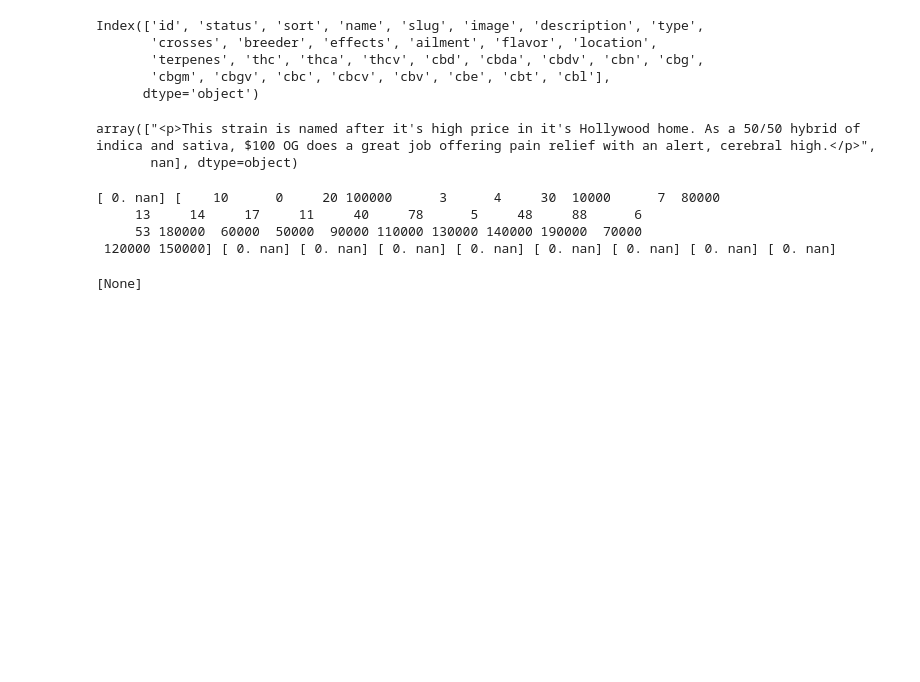
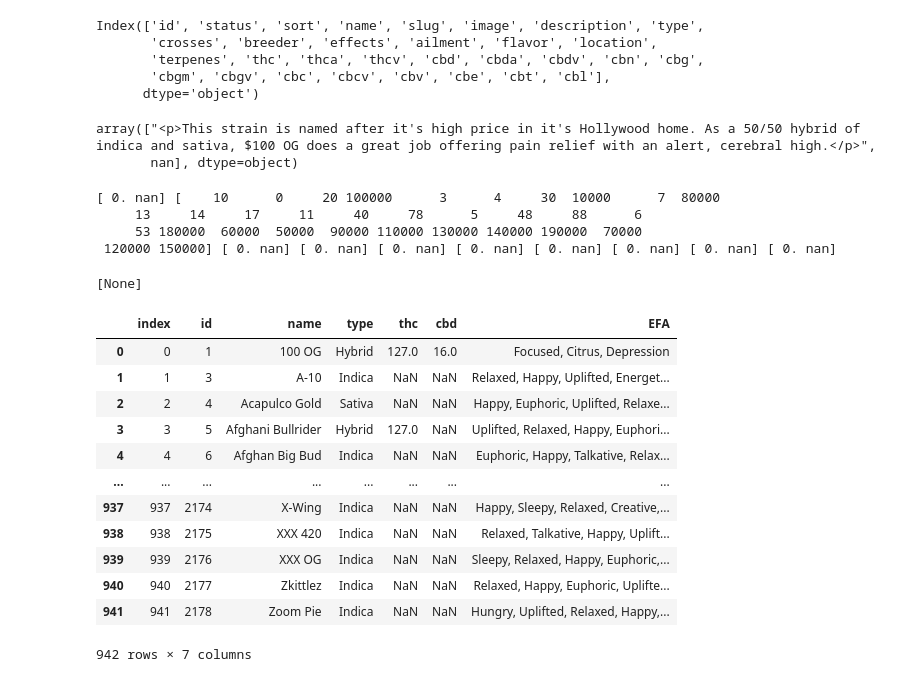
Before and after one commit to sromero9485/WeedTips, a Jupyter notebook: Untitled.ipynb, the cells around one changed output. Drawn from its saved outputs; the diff is of its cells as text; code cells hidden in the pictures; blank space fills up the shorter version.

```diff
--- a/Untitled.ipynb
+++ b/Untitled.ipynb
@@ -52,0 +57,17 @@ data.dropna(subset=['flavor'], inplace=True)
+# %%
+data.reset_index(inplace=True)
+data
+# %% [output]
+|  | index | id | name | type | thc | cbd | EFA |
+| 0 | 0 | 1 | 100 OG | Hybrid | 127.0 | 16.0 | Focused, Citrus, Depression |
+| 1 | 1 | 3 | A-10 | Indica | NaN | NaN | Relaxed, Happy, Uplifted, Energet... |
+| 2 | 2 | 4 | Acapulco Gold | Sativa | NaN | NaN | Happy, Euphoric, Uplifted, Relaxe... |
+| 3 | 3 | 5 | Afghani Bullrider | Hybrid | 127.0 | NaN | Uplifted, Relaxed, Happy, Euphori... |
+| 4 | 4 | 6 | Afghan Big Bud | Indica | NaN | NaN | Euphoric, Happy, Talkative, Relax... |
+| ... | ... | ... | ... | ... | ... | ... | ... |
+| 937 | 937 | 2174 | X-Wing | Indica | NaN | NaN | Happy, Sleepy, Relaxed, Creative,... |
+| 938 | 938 | 2175 | XXX 420 | Indica | NaN | NaN | Relaxed, Talkative, Happy, Uplift... |
+| 939 | 939 | 2176 | XXX OG | Indica | NaN | NaN | Sleepy, Relaxed, Happy, Euphoric,... |
+| 940 | 940 | 2177 | Zkittlez | Indica | NaN | NaN | Relaxed, Happy, Euphoric, Uplifte... |
+| 941 | 941 | 2178 | Zoom Pie | Indica | NaN | NaN | Hungry, Uplifted, Relaxed, Happy,... |
+942 rows × 7 columns
```
Also changed, not shown: parts of 47 cells of this notebook, 2 other files.
